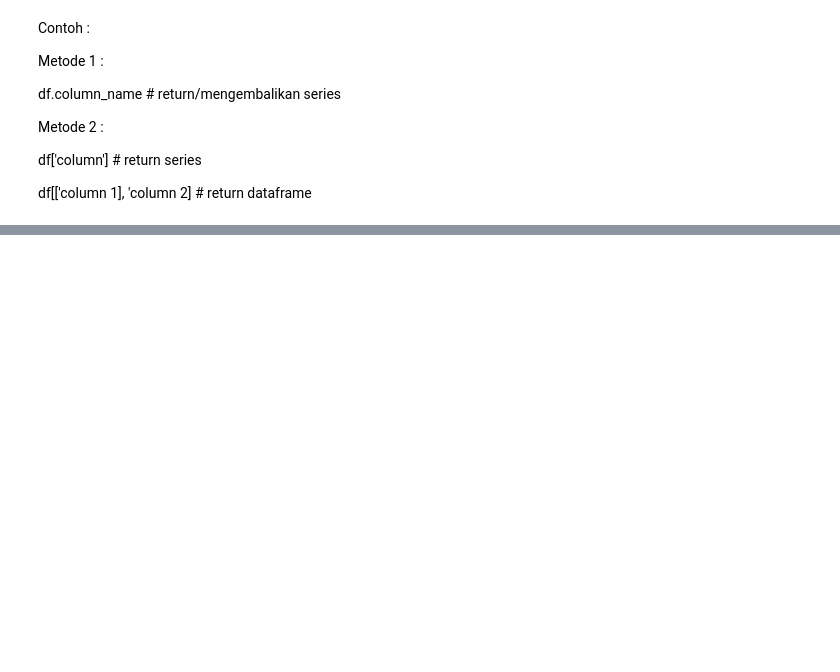
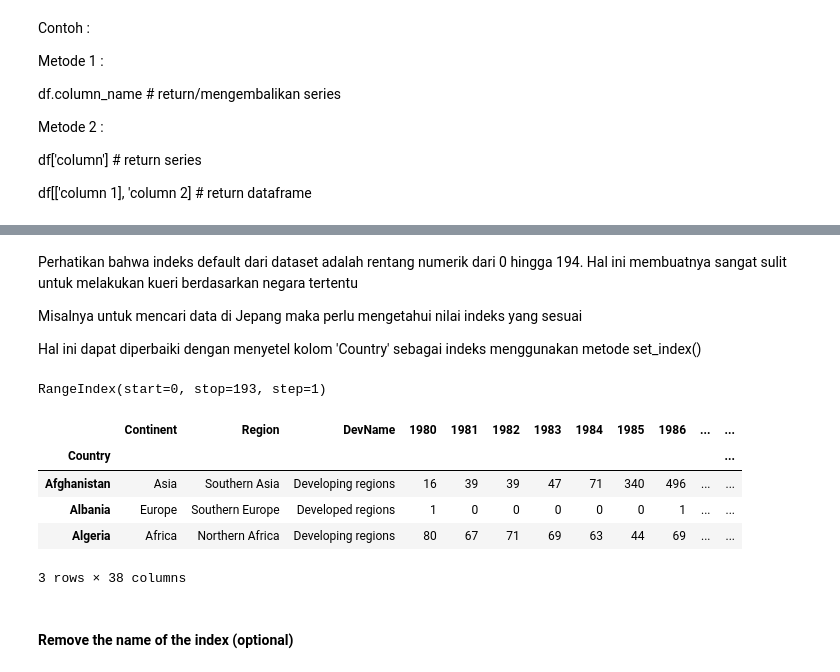
Before and after one commit to kireikharisma/H8_3, a Jupyter notebook: sesi7.ipynb, the cells around one changed output, grey strips where cells are left out. Cells and saved outputs as stored; diff of their text form; code cells hidden in the pictures; blank space fills up the shorter version.

```diff
--- a/sesi7.ipynb
+++ b/sesi7.ipynb
@@ -359,0 +353,10 @@ df_can[['Country', 1980, 1981, 1982, 1983, 1984, 1985]] # return dataframe
+# %% [markdown]
+Perhatikan bahwa indeks default dari dataset adalah rentang numerik dari 0 hingga 194. Hal ini membuatnya sangat sulit untuk melakukan kueri berdasarkan negara tertentu
+
+Misalnya untuk mencari data di Jepang maka perlu mengetahui nilai indeks yang sesuai
+
+Hal ini dapat diperbaiki dengan menyetel kolom 'Country' sebagai indeks menggunakan metode set_index()
+# %%
+df_can.index
+# %% [output]
+RangeIndex(start=0, stop=193, step=1)
@@ -359,0 +367,11 @@ df_can[['Country', 1980, 1981, 1982, 1983, 1984, 1985]] # return dataframe
+# %%
+df_can.head(3)
+# %% [output]
+|  | Continent | Region | DevName | 1980 | 1981 | 1982 | 1983 | 1984 | 1985 | 1986 | ... | ... |
+| Country |  |  |  |  |  |  |  |  |  |  |  | ... |
+| Afghanistan | Asia | Southern Asia | Developing regions | 16 | 39 | 39 | 47 | 71 | 340 | 496 | ... | ... |
+| Albania | Europe | Southern Europe | Developed regions | 1 | 0 | 0 | 0 | 0 | 0 | 1 | ... | ... |
+| Algeria | Africa | Northern Africa | Developing regions | 80 | 67 | 71 | 69 | 63 | 44 | 69 | ... | ... |
+3 rows × 38 columns
+# %% [markdown]
+#### Remove the name of the index (optional)
```
Also changed, not shown: parts of 34 cells of this notebook.
